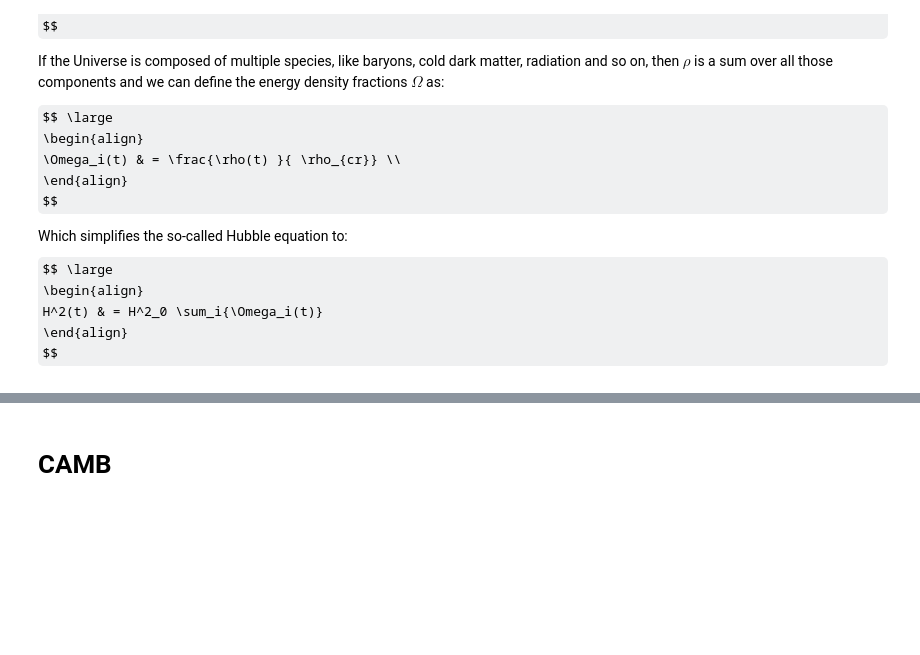
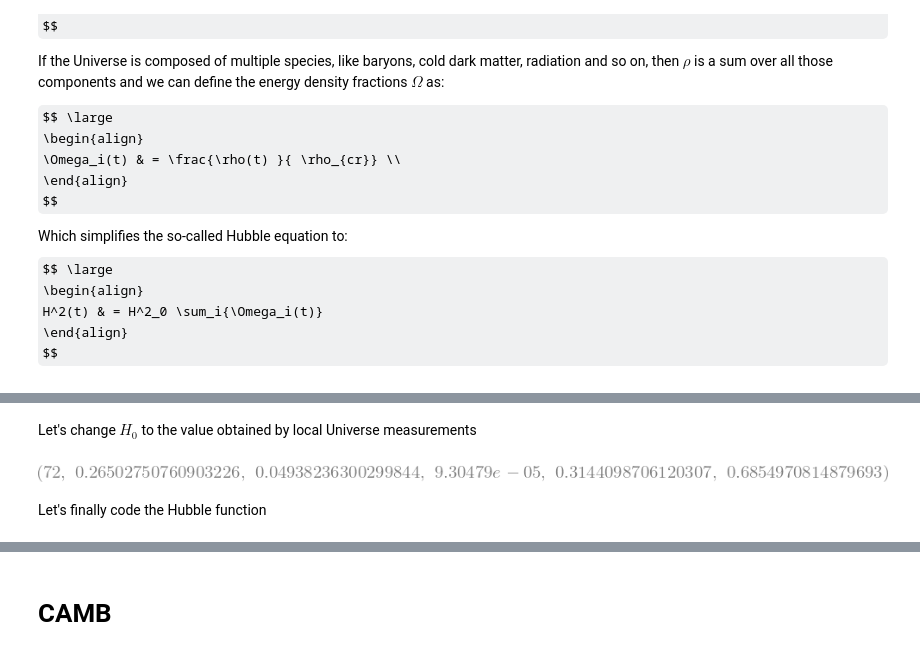
Before and after one commit to CosmoStat/Tutorials, a Jupyter notebook: Einstein-Boltzmann-Codes/Cosmology-Background.ipynb, the cells around one changed output, grey strips where cells are left out. Drawn from its saved outputs; the diff is of its cells as text; code cells hidden in the pictures; some formulas as TeX source; blank space fills up the shorter version.

```diff
--- a/Einstein-Boltzmann-Codes/Cosmology-Background.ipynb
+++ b/Einstein-Boltzmann-Codes/Cosmology-Background.ipynb
@@ -118,0 +259,9 @@ $$
+# %% [markdown]
+Let's change $H_0$ to the value obtained by local Universe measurements
+# %%
+local_H0 = {'H0':72}
+cosmological_parameters(local_H0)
+# %% [output]
+[figure, added]
+# %% [markdown]
+Let's finally code the Hubble function
```
Also changed, not shown: parts of 87 cells of this notebook.
